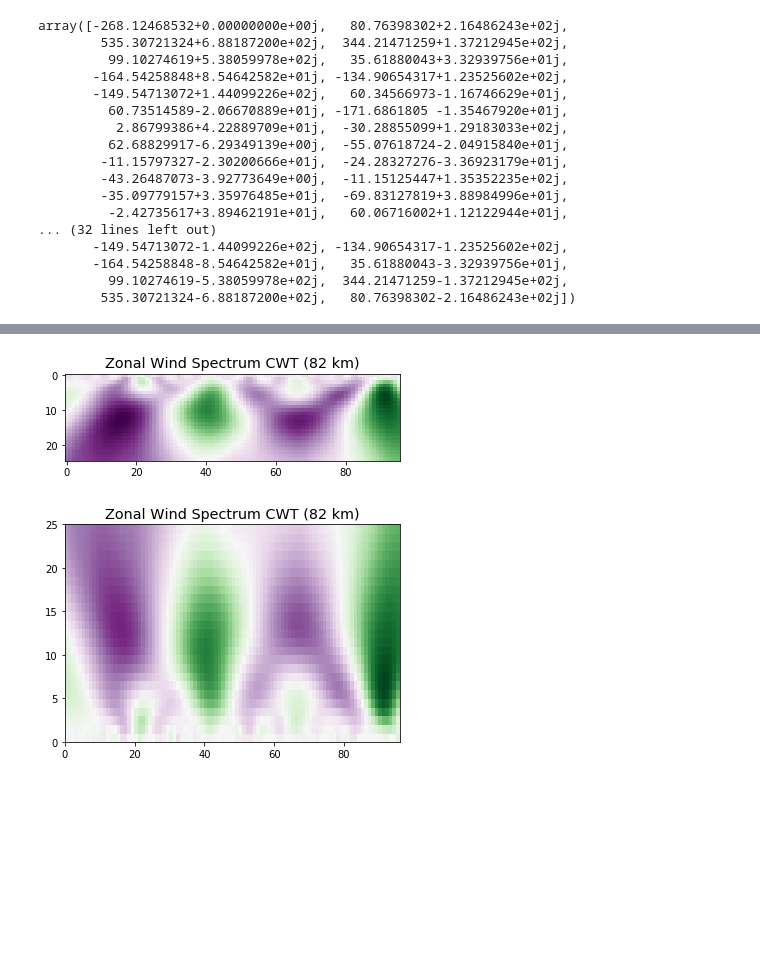
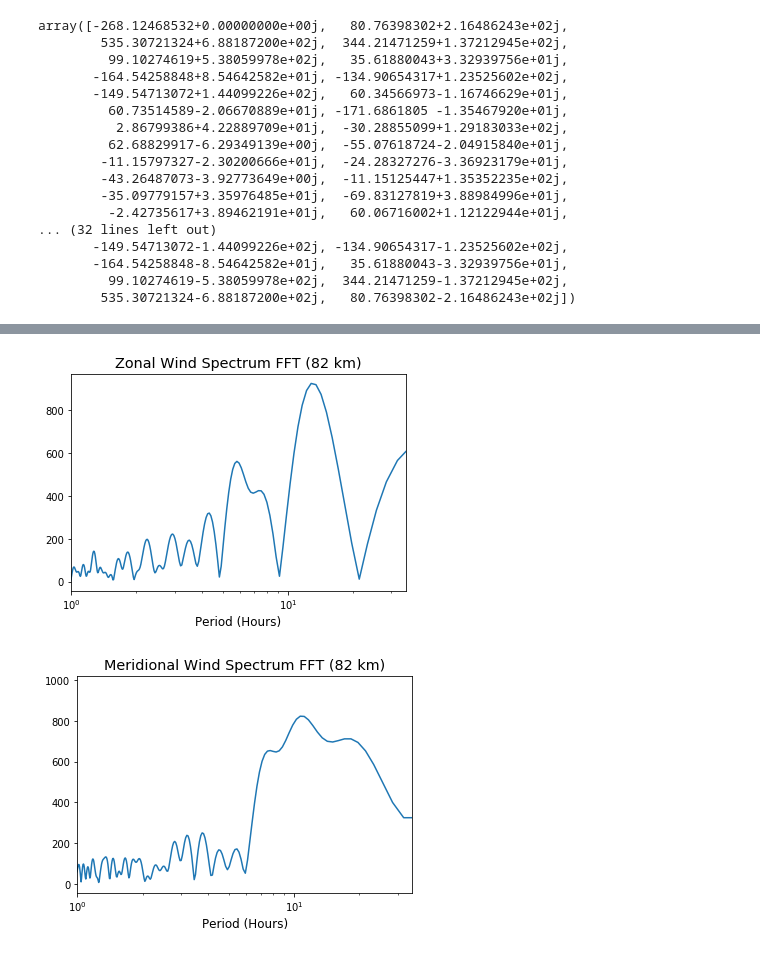
Before and after one commit to sjcarlso/REU-Project, a Jupyter notebook: FFT.ipynb, the cells around one changed output, grey strips where cells are left out. Saved outputs shown, nothing was run; the diff lists cells and outputs as text; code cells hidden in the pictures; blank space fills up the shorter version.

```diff
--- a/FFT.ipynb
+++ b/FFT.ipynb
@@ -867,19 +515,24 @@ plt.show()
-# %%
-from scipy import signal
-widths = np.arange(1, 26)
-cwtmatr = signal.cwt(u_mean[0, :], signal.ricker, widths)
-plt.title('Zonal Wind Spectrum CWT (82 km)', size = 'x-large')
-plt.imshow(cwtmatr, cmap='PRGn') #extent=[t_idx[0], t_idx[-1], widths[0], widths[-1]], cmap='PRGn', aspect='auto',
-           #vmax=abs(cwtmatr).max(), vmin=-abs(cwtmatr).max())
-plt.show()
-# %% [output]
-[figure, removed]
-# %%
-from scipy import signal
-widths = np.arange(1, 26)
-cwtmatr = signal.cwt(u_mean[0, :], signal.ricker, widths)
-plt.title('Zonal Wind Spectrum CWT (82 km)', size = 'x-large')
-plt.pcolormesh(cwtmatr, cmap='PRGn', vmax=abs(cwtmatr).max(), vmin=-abs(cwtmatr).max())
-plt.show()
-# %% [output]
-[figure, removed]
+# %%
+nfft = 1024
+sp = np.fft.rfft(u_mean[0, :], nfft)
+freq = np.fft.rfftfreq(nfft, t_idx[1] - t_idx[0])
+period = 1 / freq[1:] / 3600
+plt.title('Zonal Wind Spectrum FFT (82 km)', size = 'x-large')
+plt.xlabel('Period (Hours)', size = 'large')
+plt.semilogx(period, np.abs(sp[1:])) #x axis is in hours
+plt.xlim(1,35) # allows us to see up to 12 hours
+plt.show()
+# %% [output]
+[figure, added]
+# %%
+nfft = 1024
+sp = np.fft.rfft(v_mean[0, :], nfft)
+freq = np.fft.rfftfreq(nfft, t_idx[1] - t_idx[0])
+period = 1 / freq[1:] / 3600
+plt.title('Meridional Wind Spectrum FFT (82 km)', size = 'x-large')
+plt.xlabel('Period (Hours)', size = 'large')
+plt.semilogx(period, np.abs(sp[1:])) #x axis is in hours
+plt.xlim(1,35)
+plt.show()
+# %% [output]
+[figure, added]
```
Also changed, not shown: parts of 152 cells of this notebook.
